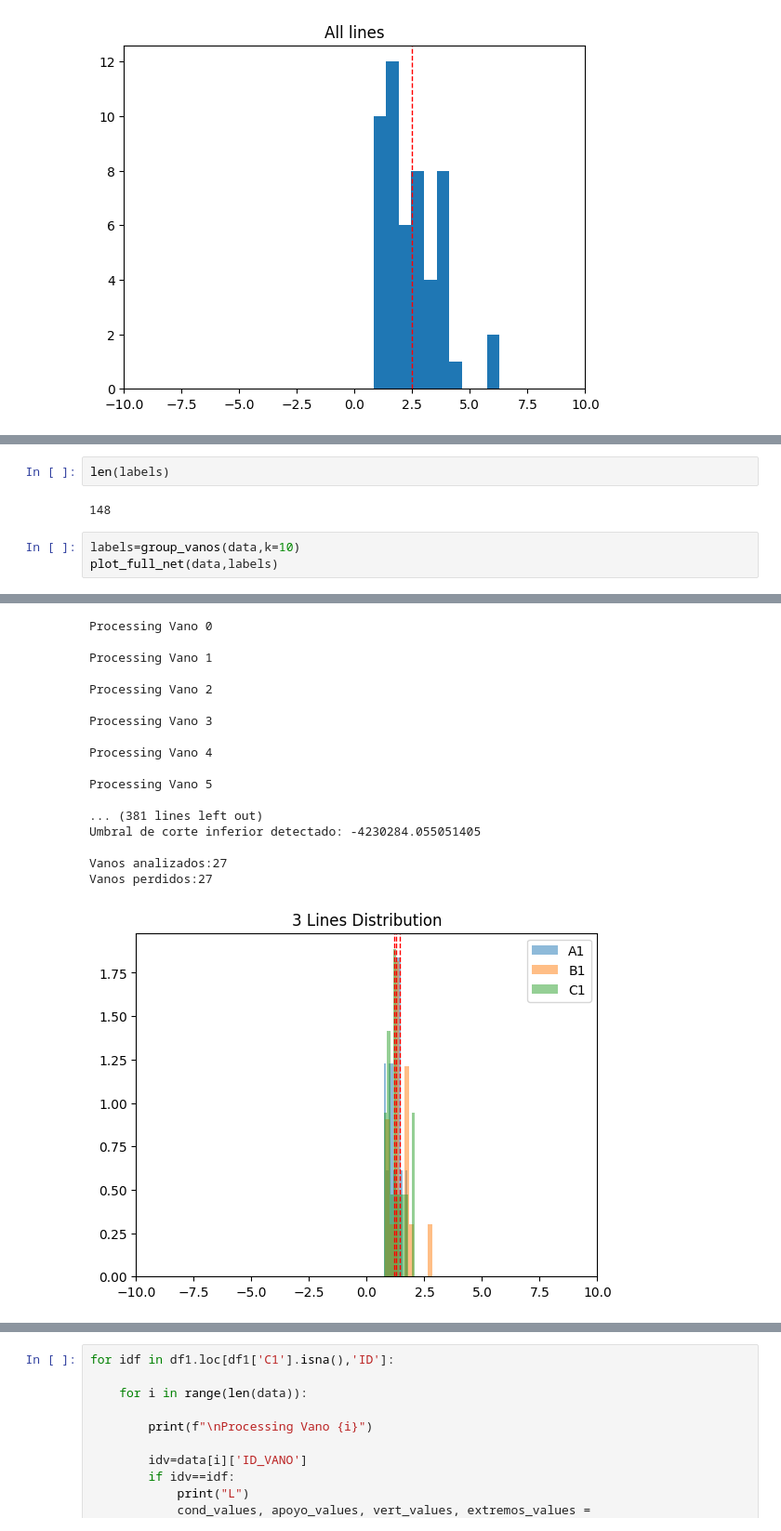
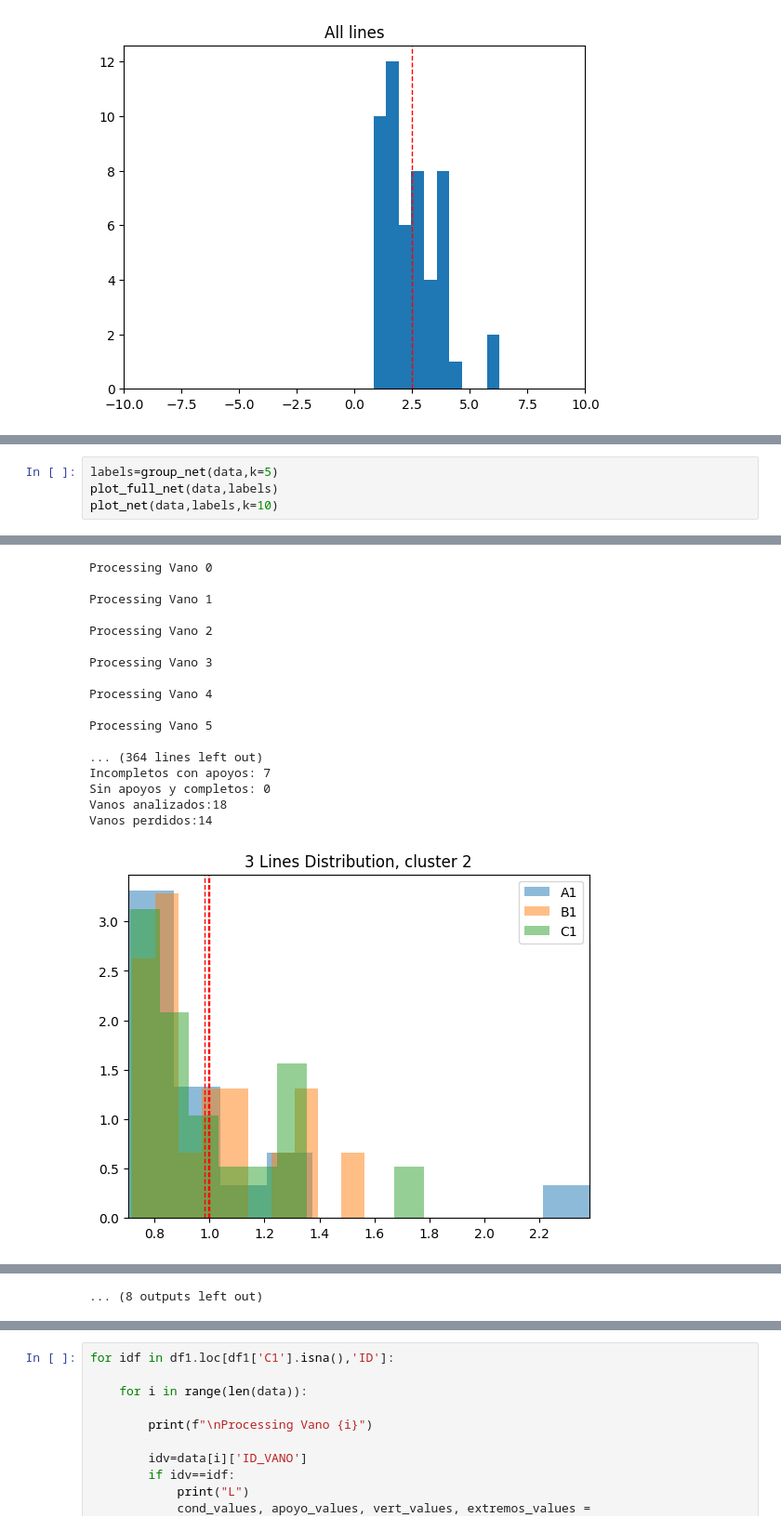
Before and after one commit to DeduceDS/CATENARIA, a Jupyter notebook: catenaria/notebooks/REG-VDI-XIN-GroupAnalysis.ipynb, the cells around one changed output, grey strips where cells are left out. Shown at 93% size. Cells and saved outputs as stored; diff of their text form.

```diff
--- a/catenaria/notebooks/REG-vecinos_y_fitting.ipynb
+++ b/catenaria/notebooks/REG-VDI-XIN-GroupAnalysis.ipynb
@@ -531,10 +485,7 @@ def plot_full_net(data,labels):
-# %%
-len(labels)
-# %% [output]
-148
 # %%
-labels=group_vanos(data,k=10)
+labels=group_net(data,k=5)
 plot_full_net(data,labels)
+plot_net(data,labels,k=10)
 # %% [output]
 Processing Vano 0
 
@@ -596,18 +547,18 @@ Vanos perdidos:14
 Processing Vano 0
 
 Processing Vano 1
 
 Processing Vano 2
 
 Processing Vano 3
 
 Processing Vano 4
 
 Processing Vano 5
 
-... (381 lines left out)
-Umbral de corte inferior detectado: -4230284.055051405
-
-Vanos analizados:27
-Vanos perdidos:27
+... (364 lines left out)
+Incompletos con apoyos: 7
+Sin apoyos y completos: 0
+Vanos analizados:18
+Vanos perdidos:14
-[figure, old version]
+[figure, new version]
@@ -615,0 +566 @@ Vanos perdidos:27
+... (8 outputs left out)
```
Also changed, not shown: parts of 17 cells of this notebook, 2 other files.
